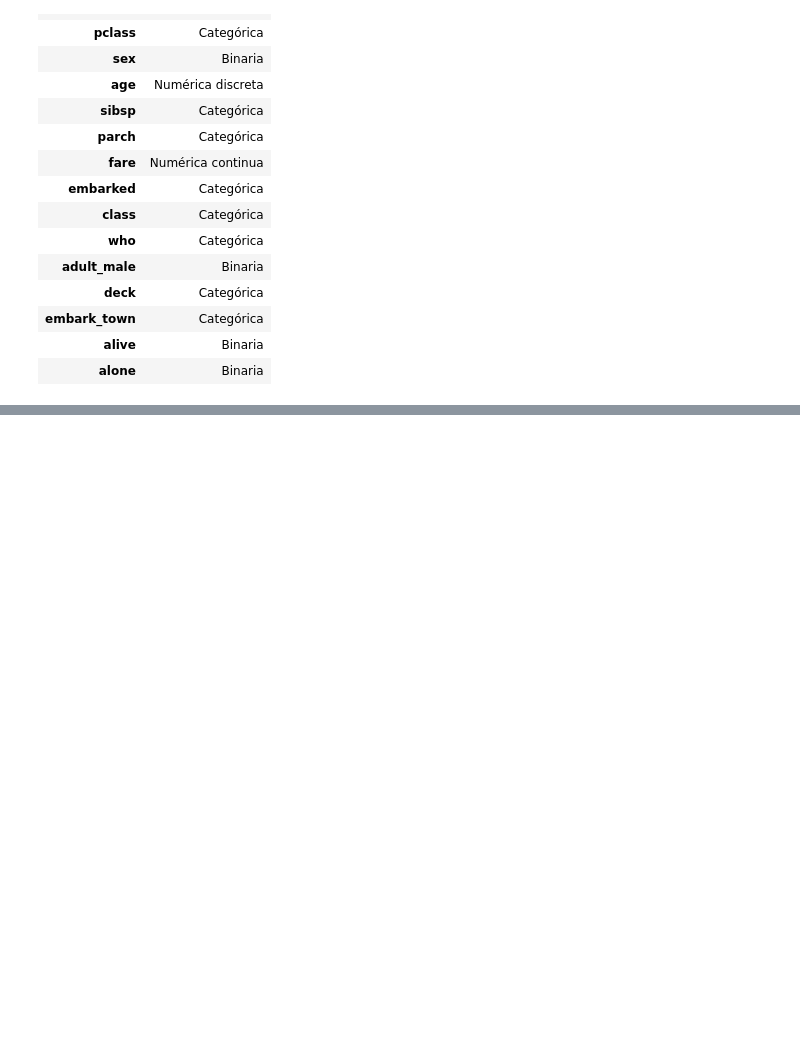
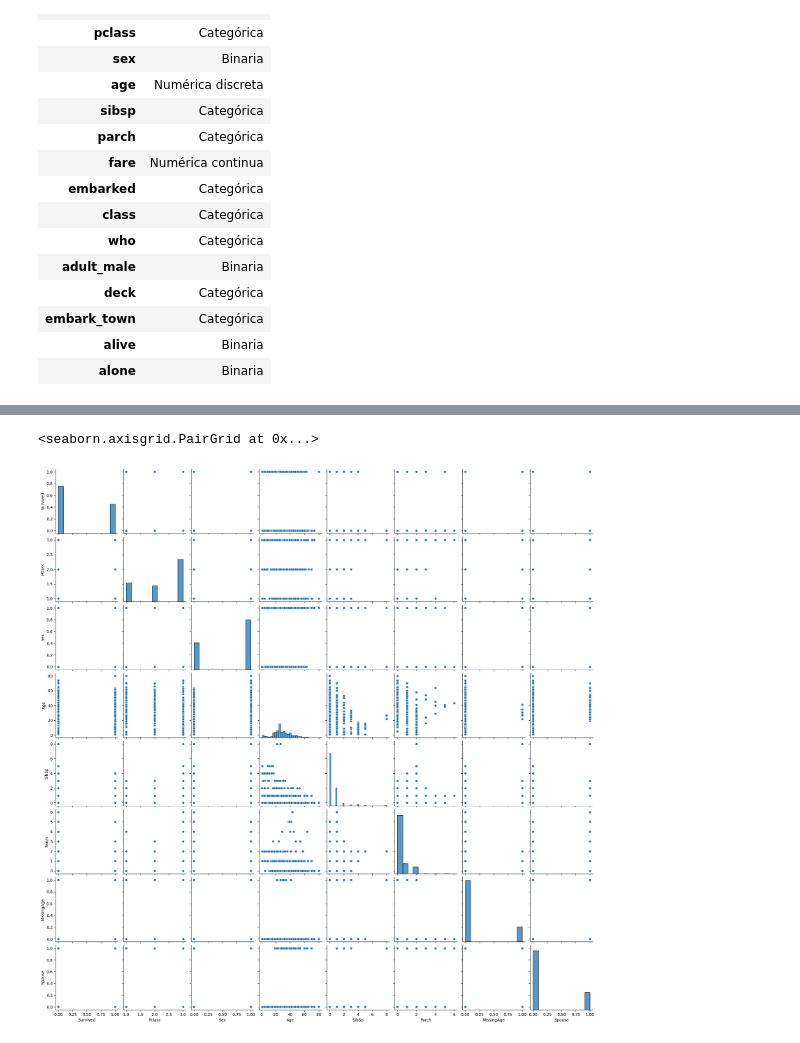
Before and after one commit to Borzase/Grupo_6, a Jupyter notebook: tool_box/funciones.ipynb, the cells around one changed output, grey strips where cells are left out. Cells and saved outputs as stored; diff of their text form; code cells hidden in the pictures; blank space fills up the shorter version.

```diff
--- a/tool_box/funciones.ipynb
+++ b/tool_box/funciones.ipynb
@@ -97,0 +178,9 @@ def get_features_num_regression(dataframe, target_col,umbral_corr, pvalue = None
+# %%
+def pinta(dataframe):
+    mapa = sns.pairplot(dataframe)
+    return mapa
+# %%
+pinta(df_tit)
+# %% [output]
+<seaborn.axisgrid.PairGrid at 0x...>
+[figure, added]
```
Also changed, not shown: parts of 7 cells of this notebook, 1 other file.
